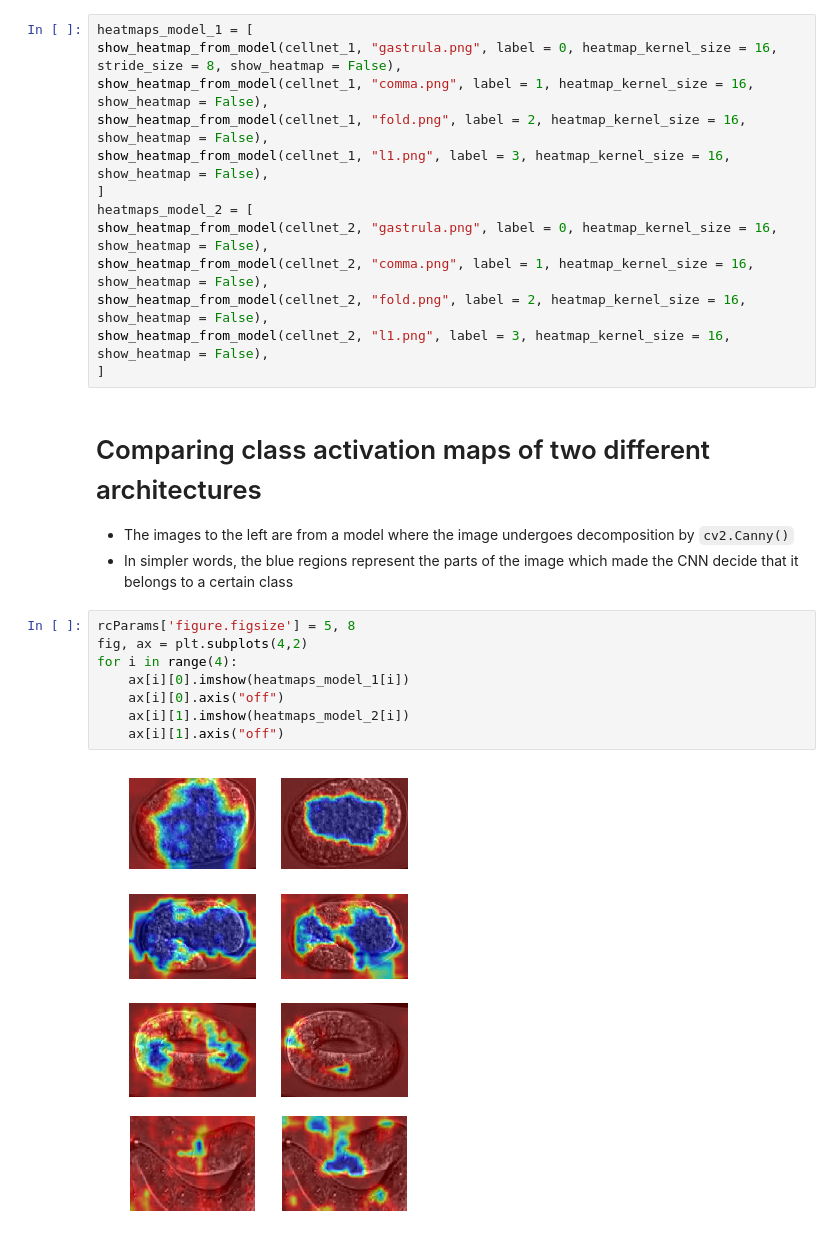
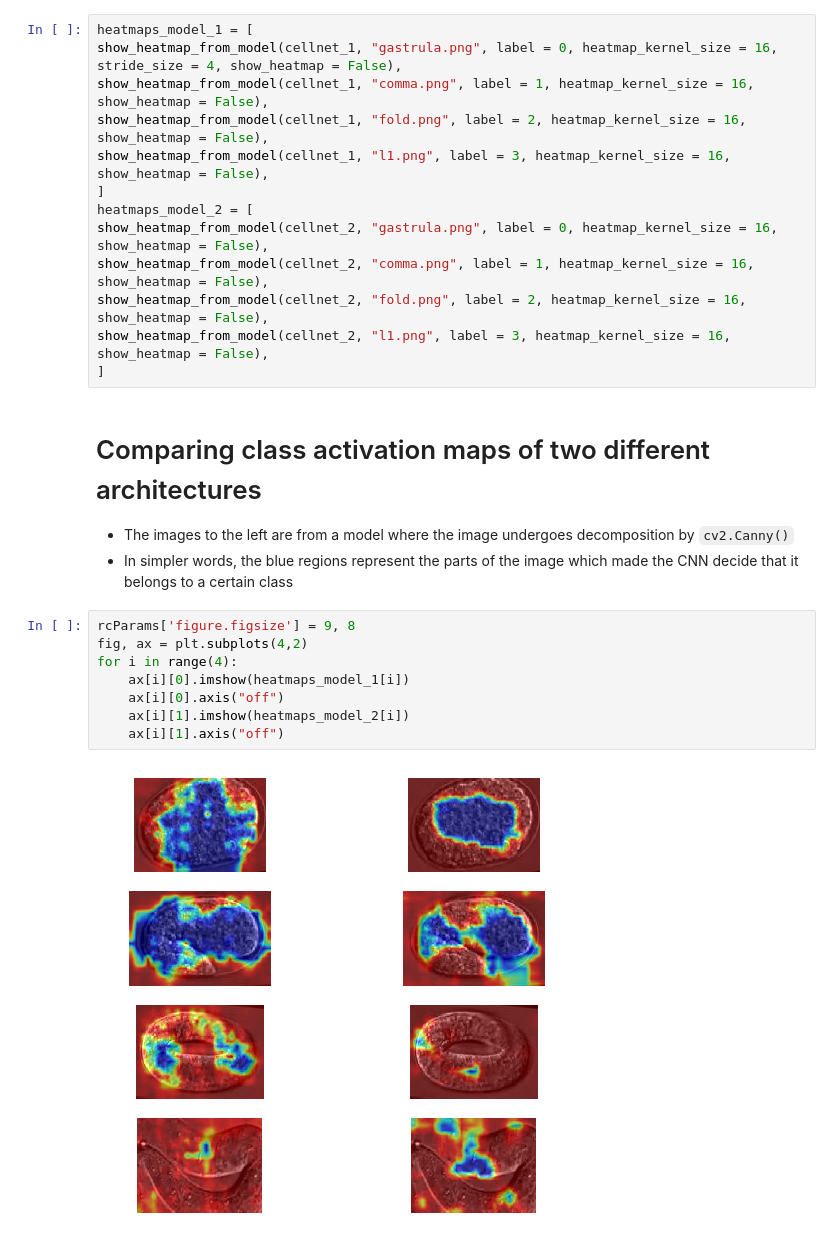
Before and after one commit to Mayukhdeb/adventures-with-augmentation, a Jupyter notebook: visualise_cnn_layers.ipynb, the cells around one changed output. Drawn from its saved outputs; the diff is of its cells as text.

Commit message:
generate heatmap to detect cells

```diff
--- a/visualise_cnn_layers.ipynb
+++ b/visualise_cnn_layers.ipynb
@@ -284,7 +286,7 @@ def show_heatmap_from_model(model, image_path, label, heatmap_kernel_size, strid
     return fin
 # %%
 heatmaps_model_1 = [
-show_heatmap_from_model(cellnet_1, "gastrula.png", label = 0, heatmap_kernel_size = 16, stride_size = 8, show_heatmap = False),
+show_heatmap_from_model(cellnet_1, "gastrula.png", label = 0, heatmap_kernel_size = 16, stride_size = 4, show_heatmap = False),
 show_heatmap_from_model(cellnet_1, "comma.png", label = 1, heatmap_kernel_size = 16, show_heatmap = False),
 show_heatmap_from_model(cellnet_1, "fold.png", label = 2, heatmap_kernel_size = 16, show_heatmap = False),
 show_heatmap_from_model(cellnet_1, "l1.png", label = 3, heatmap_kernel_size = 16, show_heatmap = False),
@@ -300,12 +302,12 @@ show_heatmap_from_model(cellnet_2, "l1.png", label = 3, heatmap_kernel_size = 16
 * The images to the left are from a model where the image undergoes decomposition by `cv2.Canny()`
 * In simpler words, the blue regions represent the parts of the image which made the CNN decide that it belongs to a certain class
 # %%
-rcParams['figure.figsize'] = 5, 8
+rcParams['figure.figsize'] = 9, 8
 fig, ax = plt.subplots(4,2)
 for i in range(4):
     ax[i][0].imshow(heatmaps_model_1[i])
     ax[i][0].axis("off")
     ax[i][1].imshow(heatmaps_model_2[i])
     ax[i][1].axis("off")
 # %% [output]
-[figure, old version]
+[figure, new version]
```
Also changed, not shown: parts of 10 cells of this notebook.
